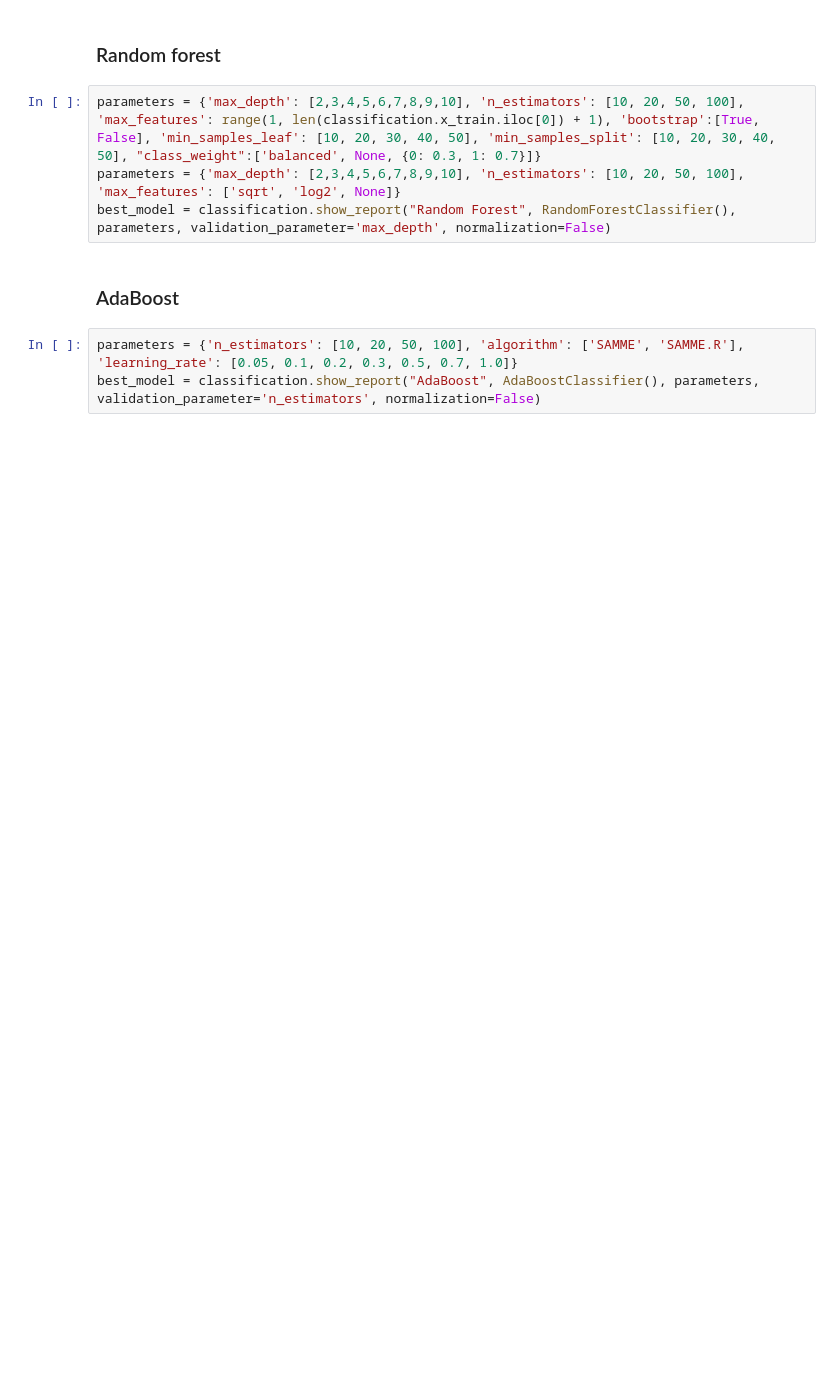
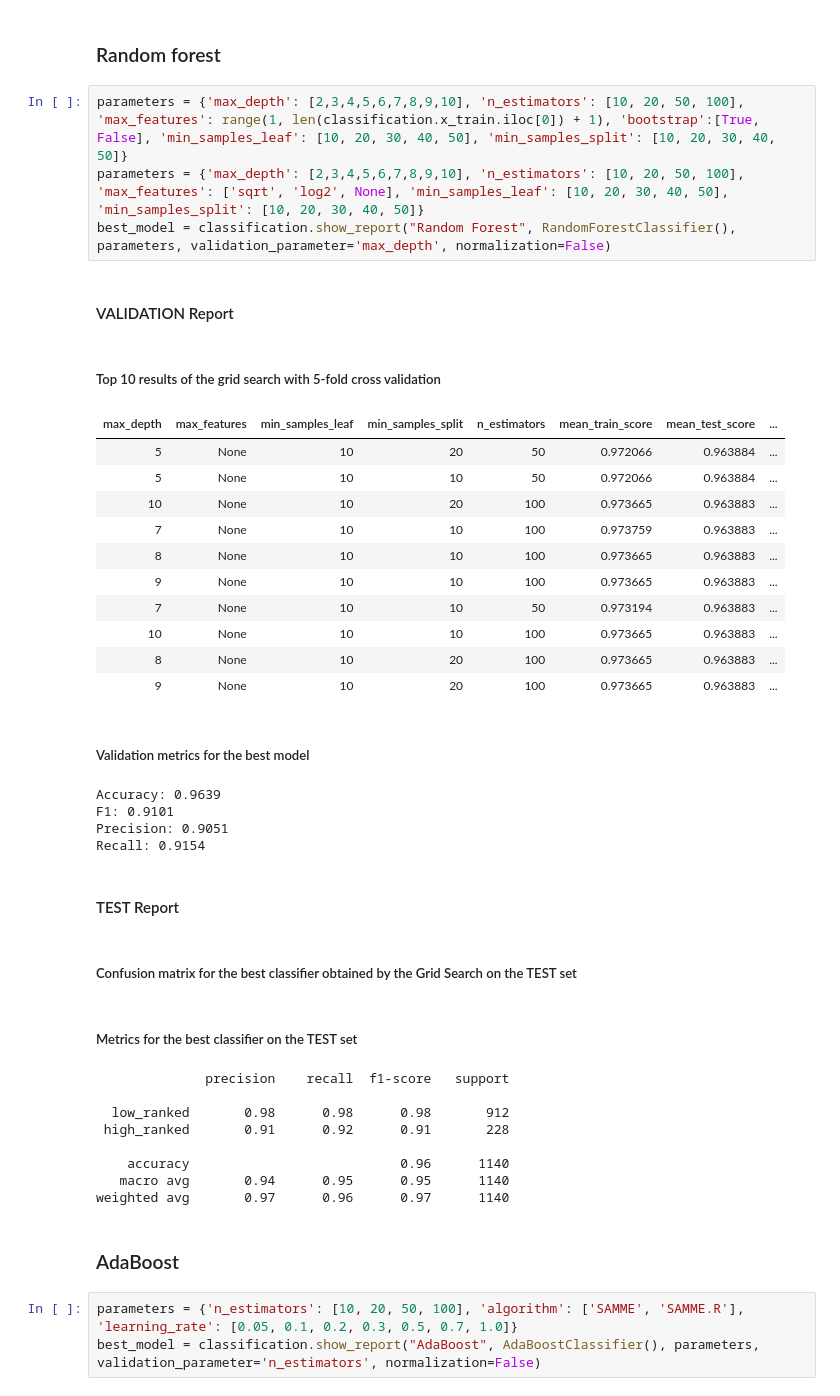
Before and after one commit to reuseman/tennis-match-analysis, a Jupyter notebook: 4_classification.ipynb, the cells around one changed output. Drawn from its saved outputs; the diff is of its cells as text; blank space fills up the shorter version.

```diff
--- a/4_classification.ipynb
+++ b/4_classification.ipynb
@@ -338,9 +428,39 @@ feature_importances.sort_values('importance', ascending=False).reset_index(drop=
 # %% [markdown]
 ### Random forest
 # %%
-parameters = {'max_depth': [2,3,4,5,6,7,8,9,10], 'n_estimators': [10, 20, 50, 100], 'max_features': range(1, len(classification.x_train.iloc[0]) + 1), 'bootstrap':[True, False], 'min_samples_leaf': [10, 20, 30, 40, 50], 'min_samples_split': [10, 20, 30, 40, 50], "class_weight":['balanced', None, {0: 0.3, 1: 0.7}]}
-parameters = {'max_depth': [2,3,4,5,6,7,8,9,10], 'n_estimators': [10, 20, 50, 100], 'max_features': ['sqrt', 'log2', None]}
+parameters = {'max_depth': [2,3,4,5,6,7,8,9,10], 'n_estimators': [10, 20, 50, 100], 'max_features': range(1, len(classification.x_train.iloc[0]) + 1), 'bootstrap':[True, False], 'min_samples_leaf': [10, 20, 30, 40, 50], 'min_samples_split': [10, 20, 30, 40, 50]}
+parameters = {'max_depth': [2,3,4,5,6,7,8,9,10], 'n_estimators': [10, 20, 50, 100], 'max_features': ['sqrt', 'log2', None], 'min_samples_leaf': [10, 20, 30, 40, 50], 'min_samples_split': [10, 20, 30, 40, 50]}
 best_model = classification.show_report("Random Forest", RandomForestClassifier(), parameters, validation_parameter='max_depth', normalization=False)
+# %% [output]
+#### VALIDATION Report
+##### Top 10 results of the grid search with 5-fold cross validation
+| max_depth | max_features | min_samples_leaf | min_samples_split | n_estimators | mean_train_score | mean_test_score | ... |
+| 5 | None | 10 | 20 | 50 | 0.972066 | 0.963884 | ... |
+| 5 | None | 10 | 10 | 50 | 0.972066 | 0.963884 | ... |
+| 10 | None | 10 | 20 | 100 | 0.973665 | 0.963883 | ... |
+| 7 | None | 10 | 10 | 100 | 0.973759 | 0.963883 | ... |
+| 8 | None | 10 | 10 | 100 | 0.973665 | 0.963883 | ... |
+| 9 | None | 10 | 10 | 100 | 0.973665 | 0.963883 | ... |
+| 7 | None | 10 | 10 | 50 | 0.973194 | 0.963883 | ... |
+| 10 | None | 10 | 10 | 100 | 0.973665 | 0.963883 | ... |
+| 8 | None | 10 | 20 | 100 | 0.973665 | 0.963883 | ... |
+| 9 | None | 10 | 20 | 100 | 0.973665 | 0.963883 | ... |
+##### Validation metrics for the best model
+Accuracy: 0.9639
+F1: 0.9101
+Precision: 0.9051
+Recall: 0.9154
+#### TEST Report
+##### Confusion matrix for the best classifier obtained by the Grid Search on the TEST set
+##### Metrics for the best classifier on the TEST set
+              precision    recall  f1-score   support
+
+  low_ranked       0.98      0.98      0.98       912
+ high_ranked       0.91      0.92      0.91       228
+
+    accuracy                           0.96      1140
+   macro avg       0.94      0.95      0.95      1140
+weighted avg       0.97      0.96      0.97      1140
 # %% [markdown]
 ### AdaBoost
 # %%
```
Also changed, not shown: parts of 26 cells of this notebook, 1 other file.
